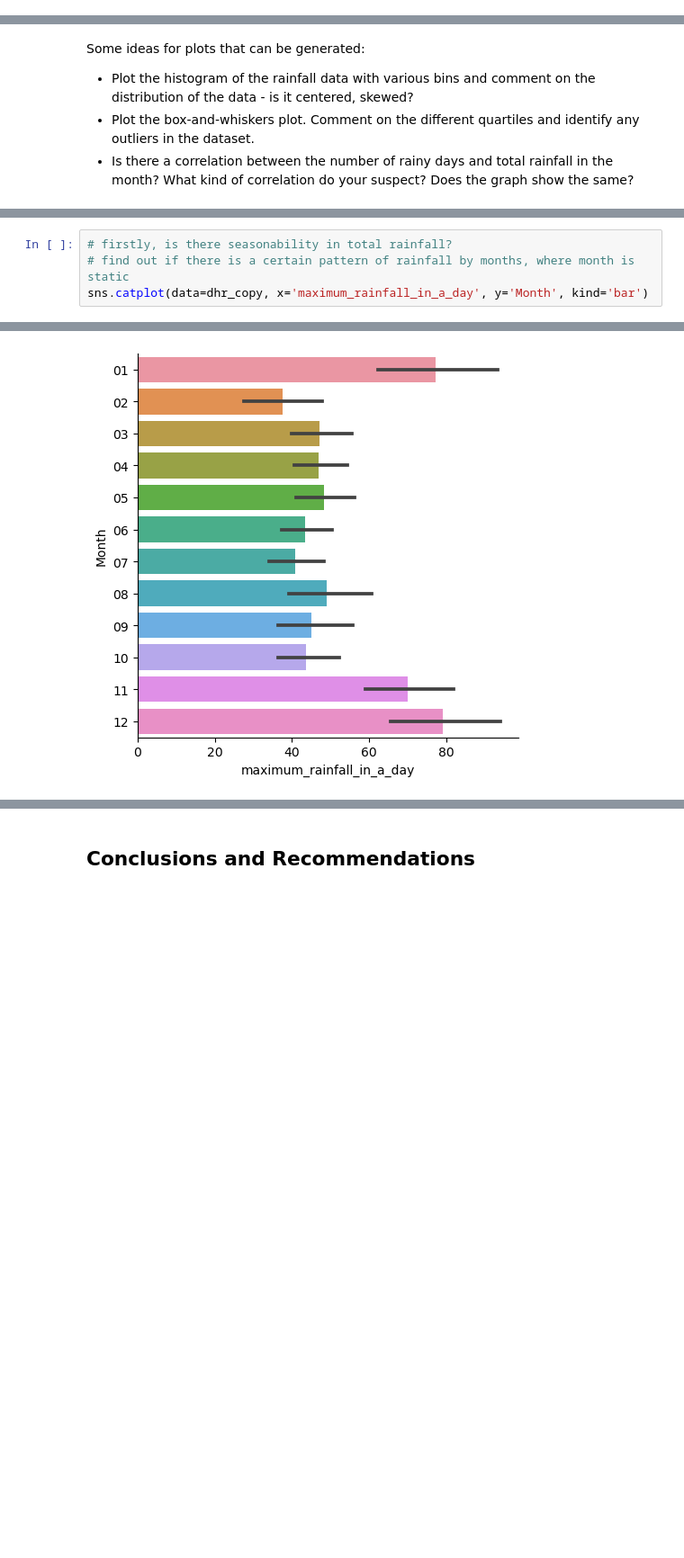
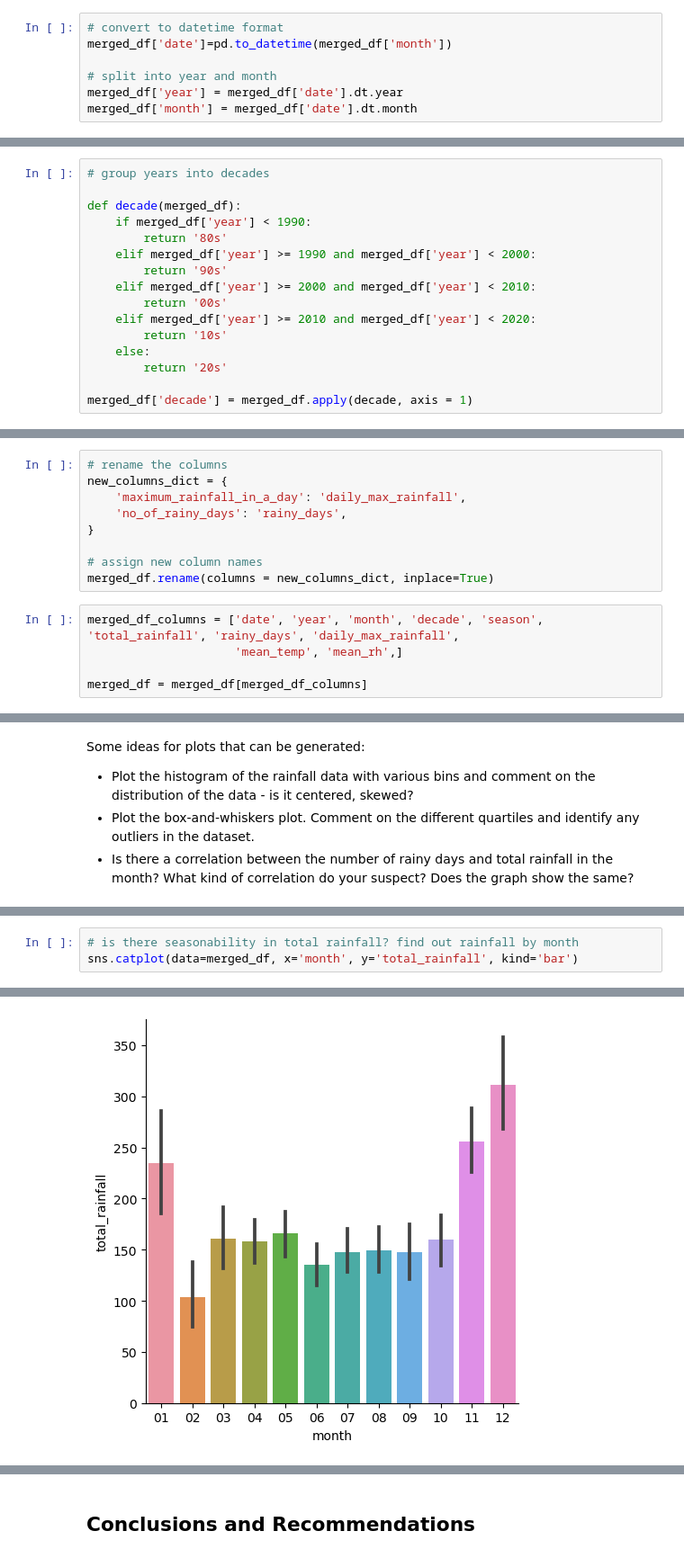
Before and after one commit to lishing/ga_project1_dsif9, a Jupyter notebook: code/starter-code.ipynb, the cells around one changed output, grey strips where cells are left out. Shown at 90% size. Cells and saved outputs as stored; diff of their text form; blank space fills up the shorter version.

Commit message:
data import, cleaning, and data dictionary

```diff
--- a/code/starter-code.ipynb
+++ b/code/starter-code.ipynb
@@ -403,0 +327,7 @@ merged_df = mtr_copy.merge(nor_copy,on=['year','month','date']).merge(dhr_copy,o
+# %%
+# convert to datetime format
+merged_df['date']=pd.to_datetime(merged_df['month'])
+
+# split into year and month
+merged_df['year'] = merged_df['date'].dt.year
+merged_df['month'] = merged_df['date'].dt.month
@@ -404,3 +348,19 @@ merged_df = mtr_copy.merge(nor_copy,on=['year','month','date']).merge(dhr_copy,o
+# %%
+# group years into decades
+
+def decade(merged_df):
+    if merged_df['year'] < 1990:
+        return '80s'
+    elif merged_df['year'] >= 1990 and merged_df['year'] < 2000:
+        return '90s'
+    elif merged_df['year'] >= 2000 and merged_df['year'] < 2010:
+        return '00s'
+    elif merged_df['year'] >= 2010 and merged_df['year'] < 2020:
+        return '10s'
+    else:
+        return '20s'
+
+merged_df['decade'] = merged_df.apply(decade, axis = 1)
 # %%
 merged_df.head()
 # %% [output]
@@ -467,0 +377,14 @@ merged_df.head()
+# %%
+# rename the columns
+new_columns_dict = {
+    'maximum_rainfall_in_a_day': 'daily_max_rainfall',
+    'no_of_rainy_days': 'rainy_days',
+}
+
+# assign new column names
+merged_df.rename(columns = new_columns_dict, inplace=True)
+# %%
+merged_df_columns = ['date', 'year', 'month', 'decade', 'season', 'total_rainfall', 'rainy_days', 'daily_max_rainfall',
+                     'mean_temp', 'mean_rh',]
+
+merged_df = merged_df[merged_df_columns]
@@ -672,7 +734,6 @@ Some ideas for plots that can be generated:
 # %%
-# firstly, is there seasonability in total rainfall?
-# find out if there is a certain pattern of rainfall by months, where month is static
-sns.catplot(data=dhr_copy, x='maximum_rainfall_in_a_day', y='Month', kind='bar')
+# is there seasonability in total rainfall? find out rainfall by month
+sns.catplot(data=merged_df, x='month', y='total_rainfall', kind='bar')
 # %% [output]
 <seaborn.axisgrid.FacetGrid at 0x...>
-[figure, old version]
+[figure, new version]
```
Also changed, not shown: parts of 95 cells of this notebook, 11 other files.
